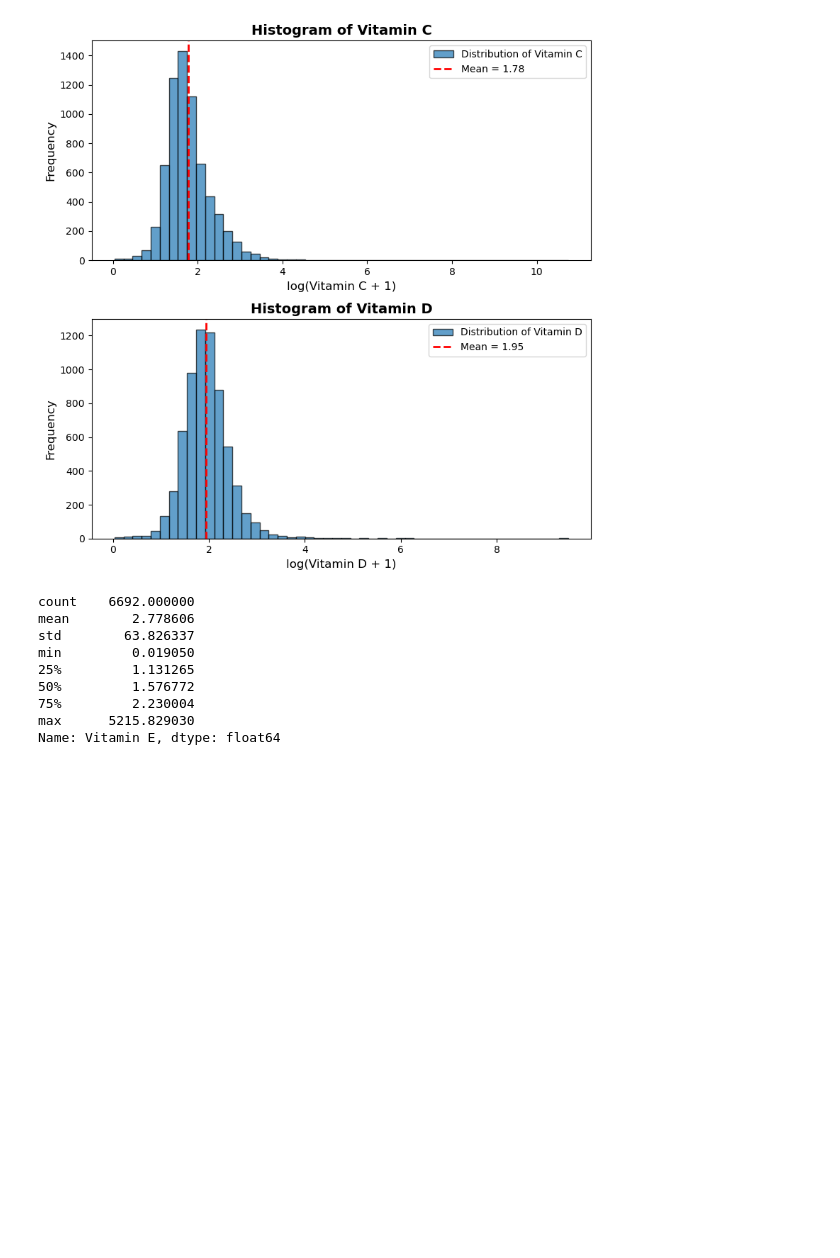
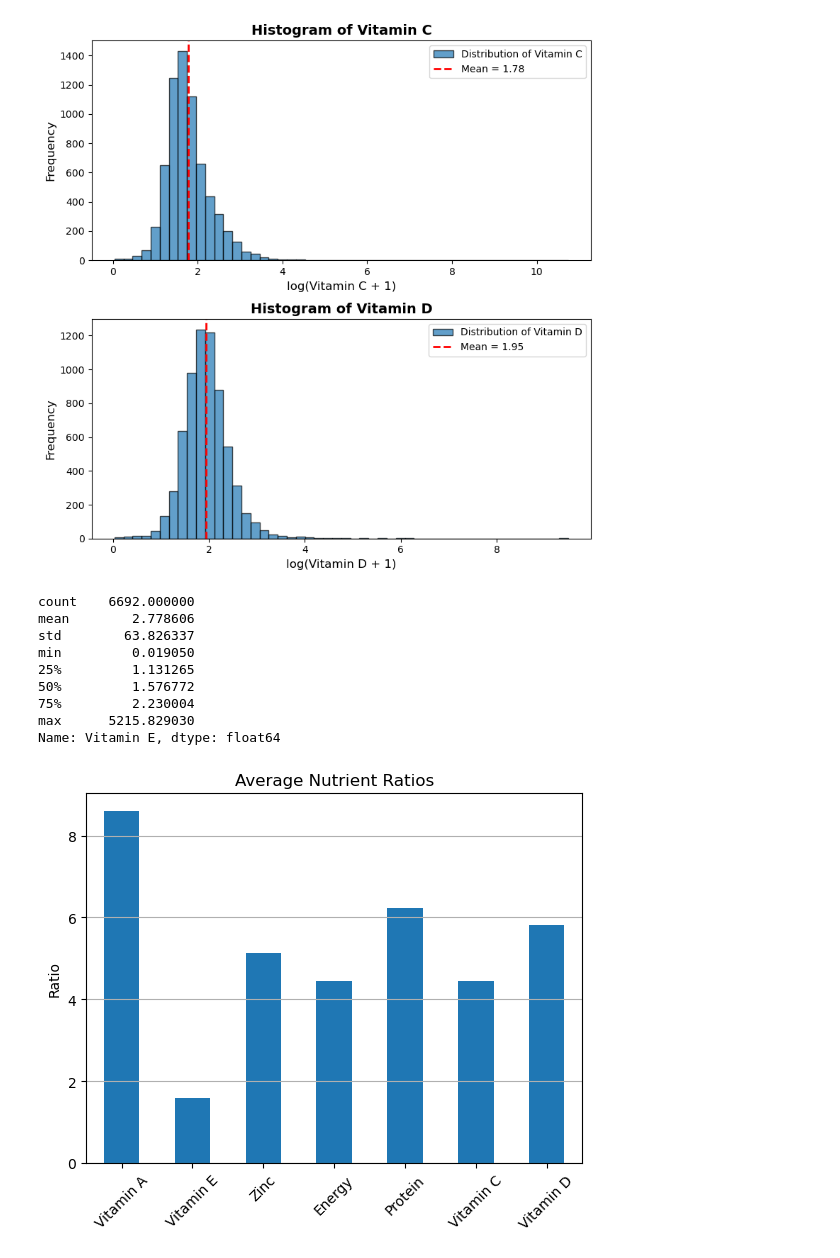
Before and after one commit to Reedhay/EEP153_Proj3, a Jupyter notebook: 2021_estimation_and_nutrition.ipynb, the cells around one changed output. Drawn from its saved outputs; the diff is of its cells as text; code cells hidden in the pictures; blank space fills up the shorter version.

Commit message:
nutrient ratio 2021

```diff
--- a/2021_estimation_and_nutrition.ipynb
+++ b/2021_estimation_and_nutrition.ipynb
@@ -864,3 +935,17 @@ min         0.019050
 75%         2.230004
 max      5215.829030
 Name: Vitamin E, dtype: float64
+# %%
+import matplotlib.pyplot as plt
+
+selected_nutrients = ['Vitamin A', 'Vitamin E', 'Zinc', 'Energy', 'Protein', 'Vitamin C', 'Vitamin D']
+nutrient_median = nutrient_ratio[selected_nutrients].median()
+nutrient_median.plot(kind='bar')
+plt.title('Average Nutrient Ratios')
+plt.ylabel('Ratio')
+plt.xticks(rotation=45)
+plt.grid(axis='y')
+plt.tight_layout
+plt.show()
+# %% [output]
+[figure, added]
```
Also changed, not shown: parts of 11 cells of this notebook.
